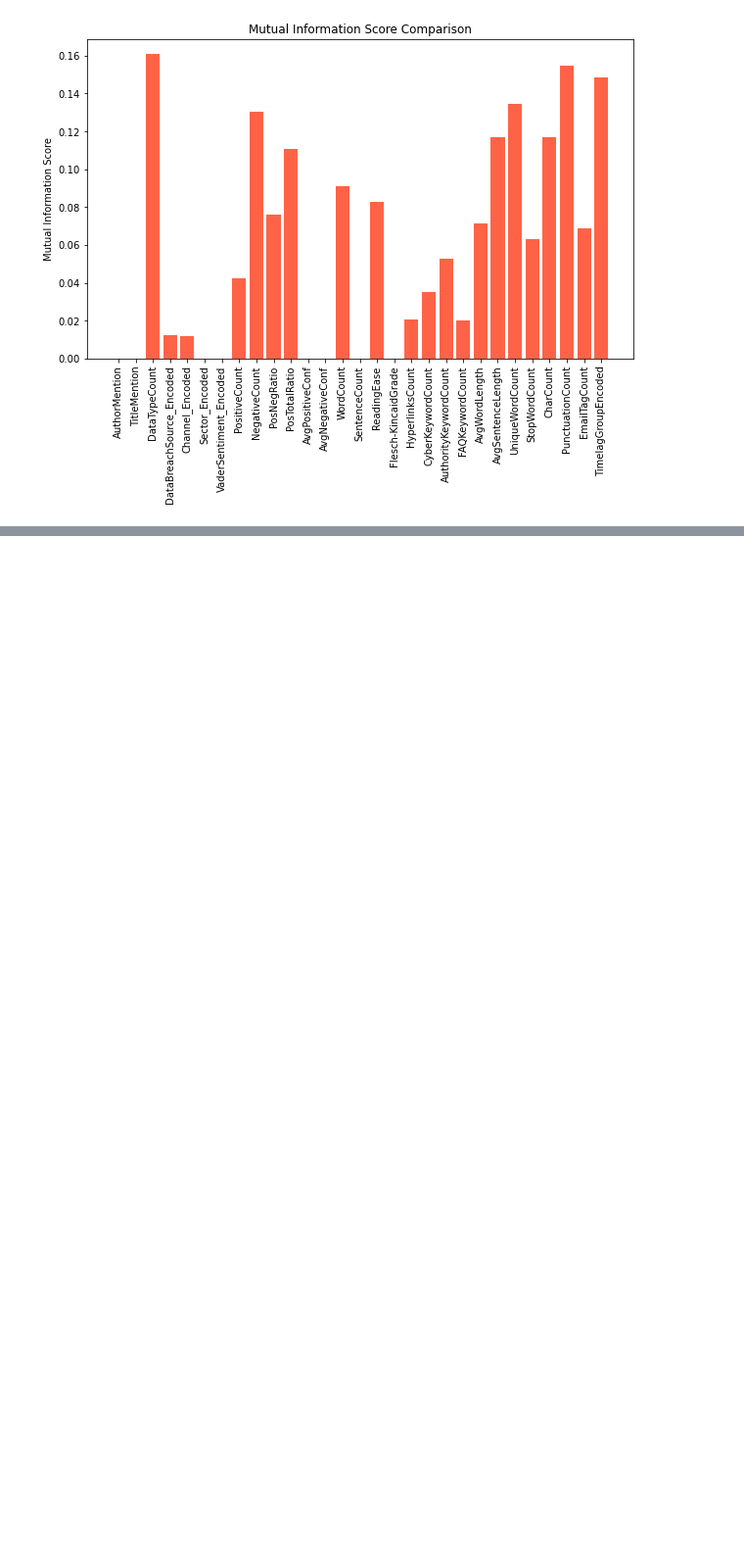
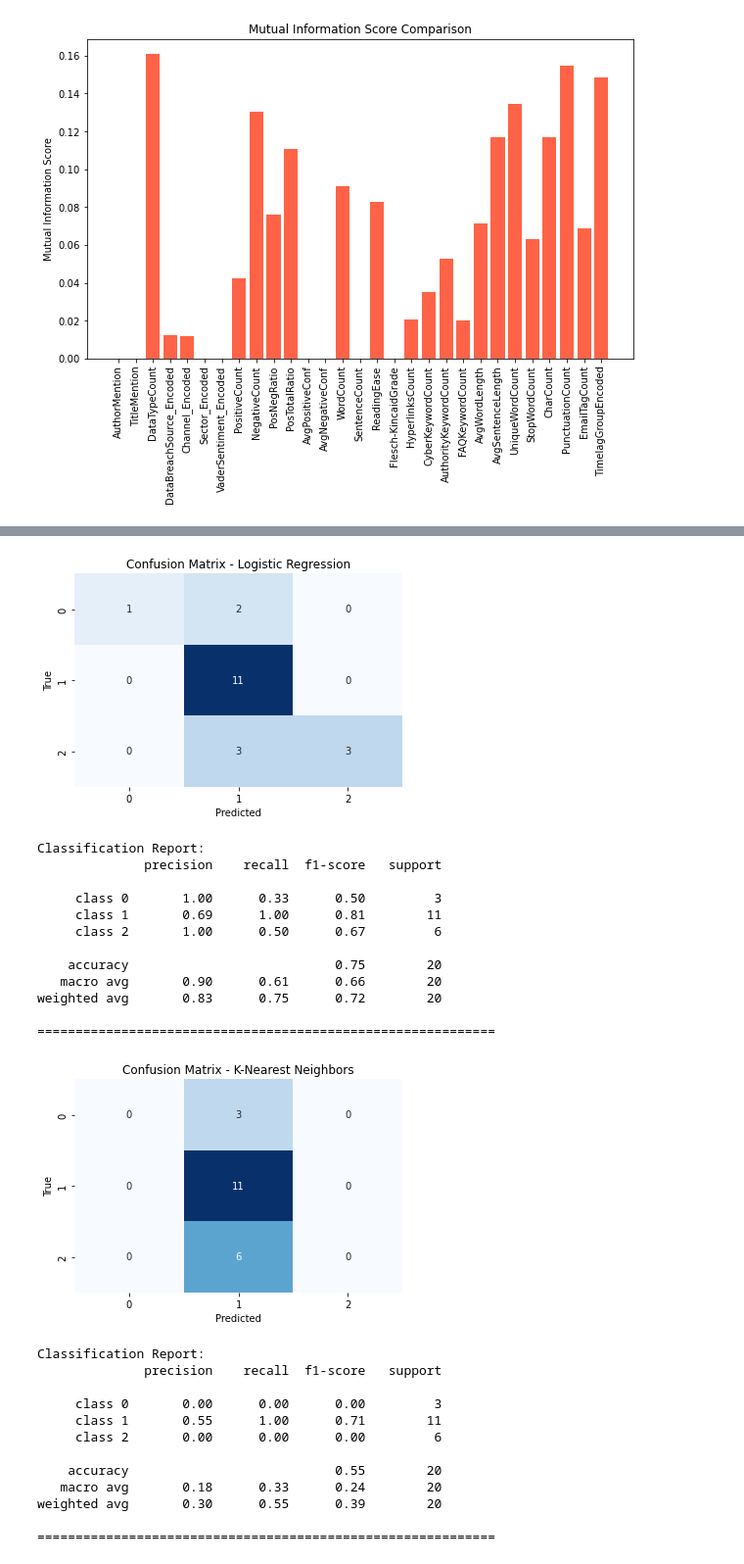
Before and after one commit to nguyenyenchi/Aus_Data_Breach_Statements, a Jupyter notebook: 5.9.2023 Data Prep & Modelling Thesis Data Breach.ipynb, the cells around one changed output, grey strips where cells are left out. Shown at 98% size. Drawn from its saved outputs; the diff is of its cells as text; code cells hidden in the pictures; blank space fills up the shorter version.

```diff
--- a/5.9.2023 Data Prep & Modelling Thesis Data Breach.ipynb
+++ b/5.9.2023 Data Prep & Modelling Thesis Data Breach.ipynb
@@ -952,0 +1204,13 @@ Classification accuracy after univariate feature selection: 0.600
+# %%
+df_scores_GS1 = pd.DataFrame(scores1)
+df_scores_avec_GS1 = pd.DataFrame()
+
+for i in df_scores_GS1.index:
+    model = df_scores_GS1.iloc[i, 3]
+    y_model_pred = model.predict(X_test)
+    result3= []
+    result3.append({'model': df_scores_GS.iloc[i, 0], 'F1_score': f1_score(y_test, y_model_pred, average='macro'),
+                    'Precision': precision_score(y_test,y_model_pred, average='macro'), 'Recall': recall_score(y_test, y_model_pred, average='macro'),
+                    'Accuracy': accuracy_score(y_test, y_model_pred),
+                    })
+    df_scores_avec_GS1 = df_scores_avec_GS1.append(result3, ignore_index=True)
@@ -952,0 +1308,3 @@ Classification accuracy after univariate feature selection: 0.600
+# %%
+df_scores_GS = pd.DataFrame(scores2)
+df_scores_GS
@@ -952,0 +1319,57 @@ Classification accuracy after univariate feature selection: 0.600
+# %%
+from sklearn.metrics import confusion_matrix, ConfusionMatrixDisplay
+df_scores_avec_GS = pd.DataFrame()
+target_names = ['class 0', 'class 1', 'class 2']
+
+for i in df_scores_GS.index:
+    model = df_scores_GS.iloc[i, 3]
+    y_model_pred = model.predict(X_test)
+    result3= []
+    result3.append({'model': df_scores_GS.iloc[i, 0], 'F1_score': f1_score(y_test, y_model_pred, average='macro'),
+                    'Precision': precision_score(y_test,y_model_pred, average='macro'), 'Recall': recall_score(y_test, y_model_pred, average='macro'),
+                    'Accuracy': accuracy_score(y_test, y_model_pred),
+                    })
+    df_scores_avec_GS = df_scores_avec_GS.append(result3, ignore_index=True)
+
+    cm = confusion_matrix(y_test, y_model_pred)
+
+    # Plot confusion matrix
+    plt.figure(figsize=(6, 4))
+    sns.heatmap(cm, annot=True, fmt="d", cmap="Blues", cbar=False)
+    plt.title(f"Confusion Matrix - {df_scores_GS.iloc[i, 0]}")
+    plt.xlabel("Predicted")
+    plt.ylabel("True")
+    plt.show()
+
+    # Print the classification report
+    class_report = classification_report(y_test, y_model_pred, target_names=target_names)
+    print("Classification Report:")
+    print(class_report)
+    print("="*60)
+# %% [output]
+[figure, added]
+Classification Report:
+              precision    recall  f1-score   support
+
+     class 0       1.00      0.33      0.50         3
+     class 1       0.69      1.00      0.81        11
+     class 2       1.00      0.50      0.67         6
+
+    accuracy                           0.75        20
+   macro avg       0.90      0.61      0.66        20
+weighted avg       0.83      0.75      0.72        20
+
+============================================================
+[figure, added]
+Classification Report:
+              precision    recall  f1-score   support
+
+     class 0       0.00      0.00      0.00         3
+     class 1       0.55      1.00      0.71        11
+     class 2       0.00      0.00      0.00         6
+
+    accuracy                           0.55        20
+   macro avg       0.18      0.33      0.24        20
+weighted avg       0.30      0.55      0.39        20
+
+============================================================
```
Also changed, not shown: parts of 67 cells of this notebook.
